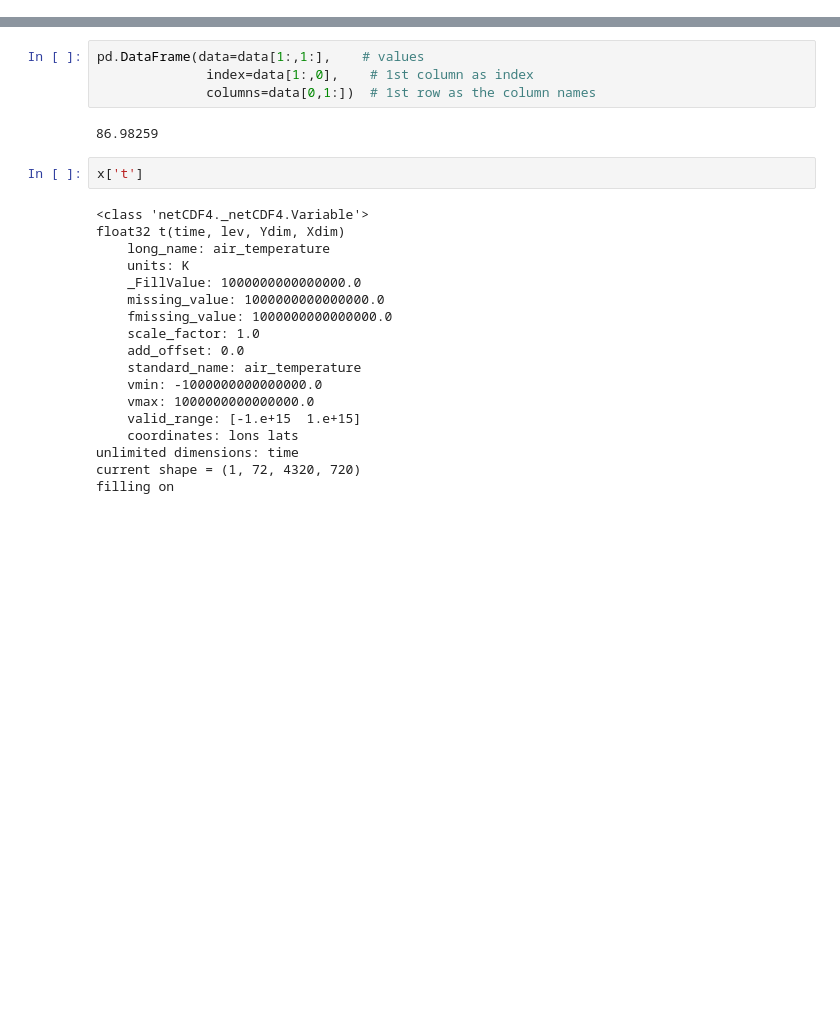
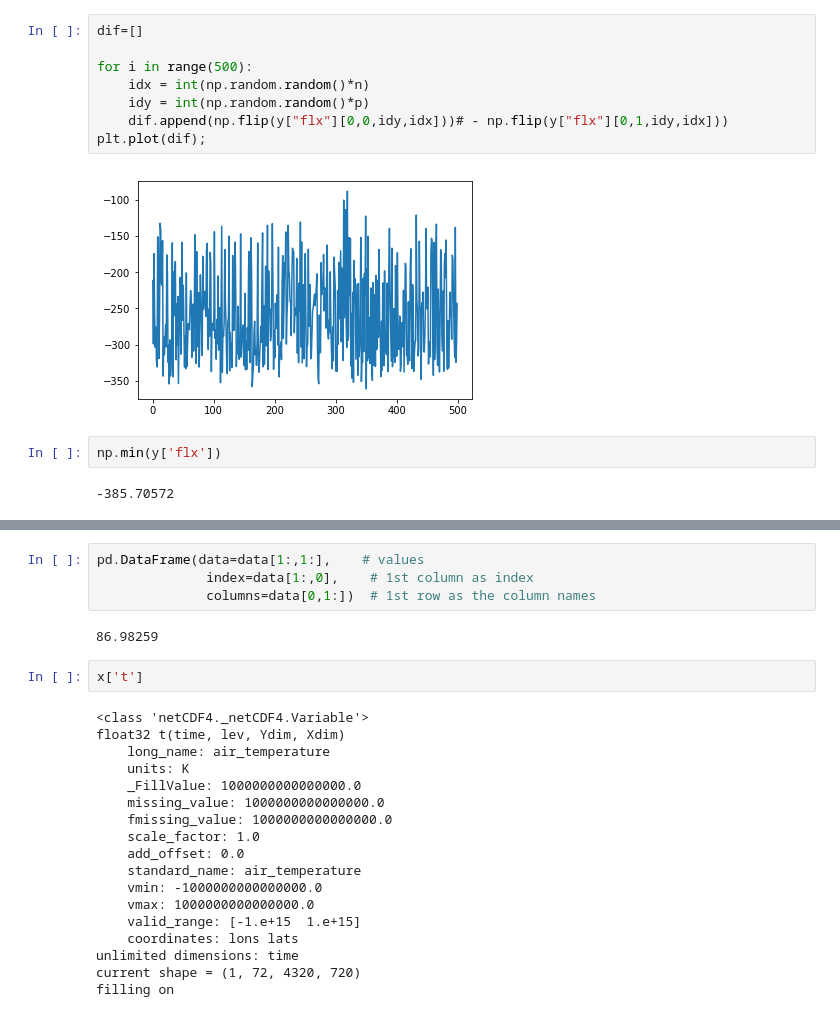
Before and after one commit to VIsh76/FLX_NN_emulation, a Jupyter notebook: DataChecking.ipynb, the cells around one changed output, grey strips where cells are left out. Drawn from its saved outputs; the diff is of its cells as text; blank space fills up the shorter version.

```diff
--- a/DataChecking.ipynb
+++ b/DataChecking.ipynb
@@ -93,0 +56,14 @@ filling on
+# %%
+dif=[]
+
+for i in range(500):
+    idx = int(np.random.random()*n)
+    idy = int(np.random.random()*p)
+    dif.append(np.flip(y["flx"][0,0,idy,idx]))# - np.flip(y["flx"][0,1,idy,idx]))
+plt.plot(dif);
+# %% [output]
+[figure, added]
+# %%
+np.min(y['flx'])
+# %% [output]
+-385.70572
```
Also changed, not shown: parts of 24 cells of this notebook, 8 other files.
